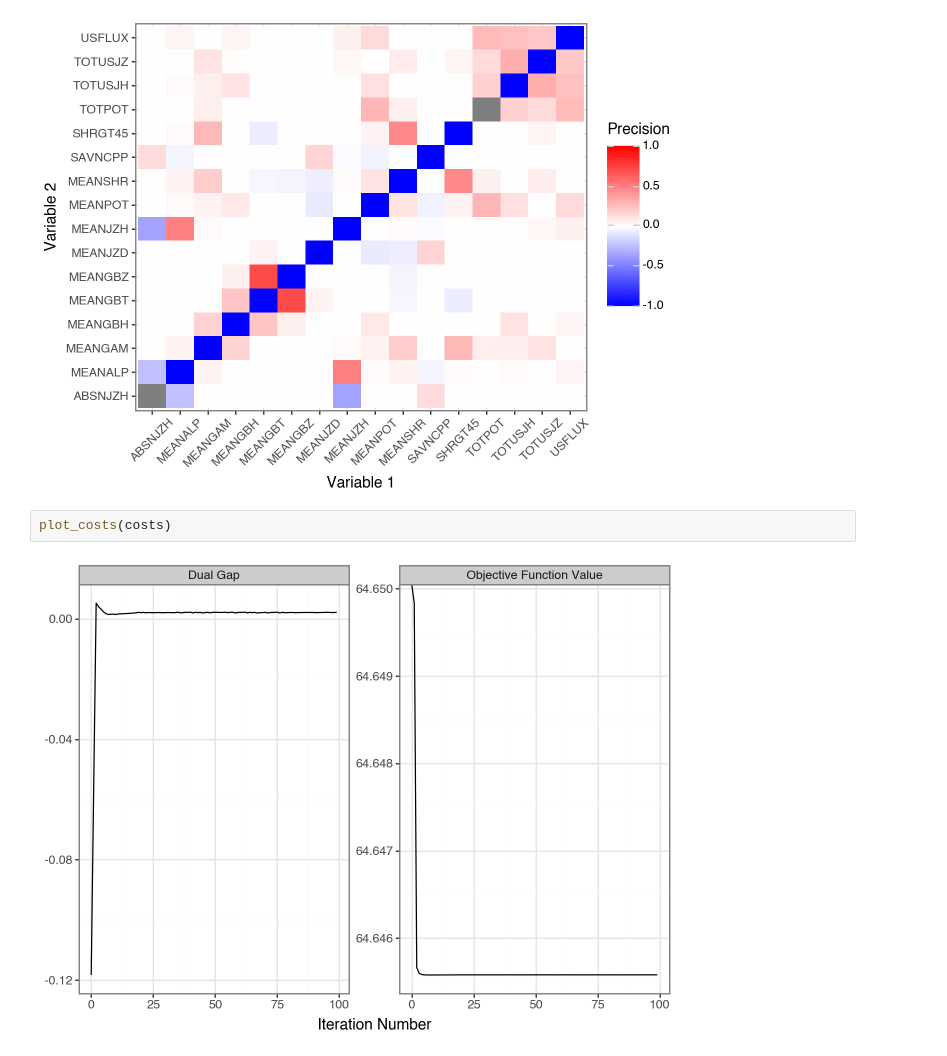
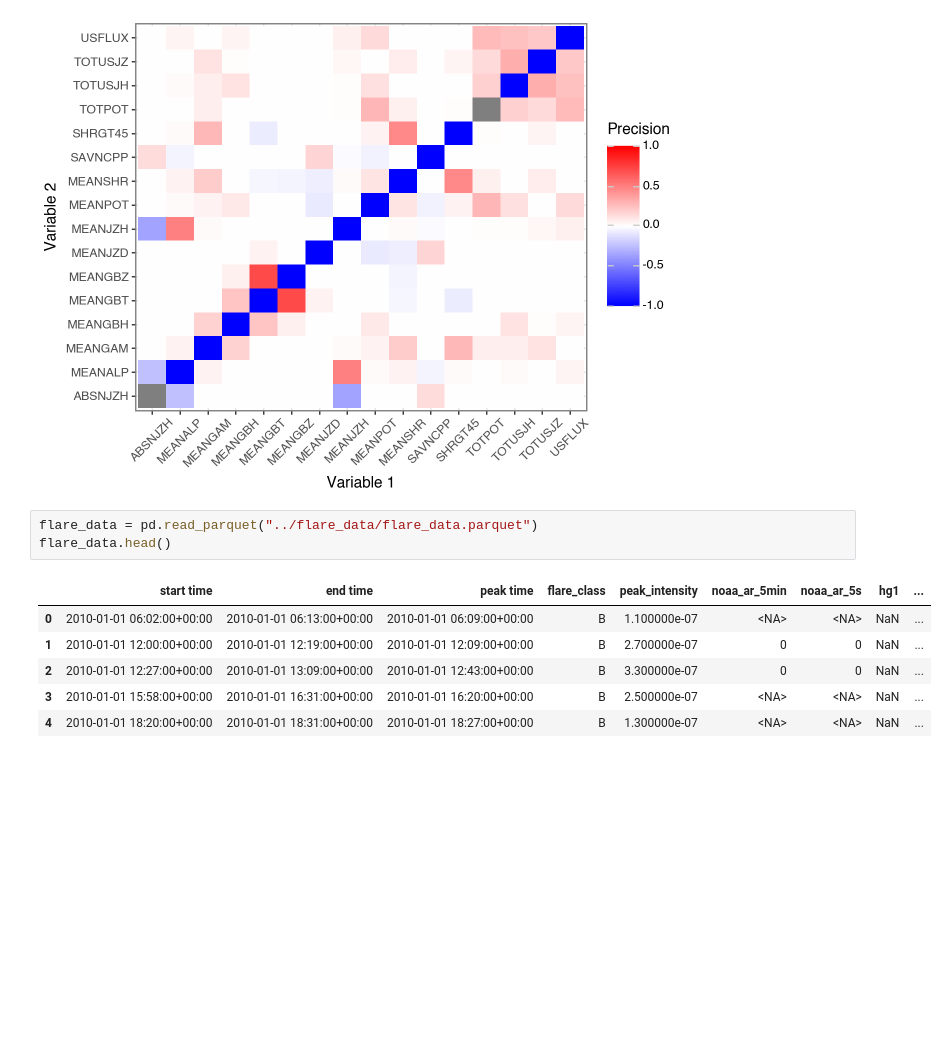
Before and after one commit to victorverma/xray_flux_forecasting, a Jupyter notebook: graphical_lasso/graphical_lasso.ipynb, the cells around one changed output. Saved outputs shown, nothing was run; the diff lists cells and outputs as text; blank space fills up the shorter version.

```diff
--- a/graphical_lasso/graphical_lasso.ipynb
+++ b/graphical_lasso/graphical_lasso.ipynb
@@ -338,7 +293,13 @@ precision_mat, costs, _, _ = run_graphical_lasso(harp_data, cols, return_partial
 plot_precision_mat(precision_mat, fix_precision_lims=True)
 # %% [output]
 [figure]
-# %%
-plot_costs(costs)
-# %% [output]
-[figure, removed]
+# %%
+flare_data = pd.read_parquet("../flare_data/flare_data.parquet")
+flare_data.head()
+# %% [output]
+|  | start time | end time | peak time | flare_class | peak_intensity | noaa_ar_5min | noaa_ar_5s | hg1 | ... |
+| 0 | 2010-01-01 06:02:00+00:00 | 2010-01-01 06:13:00+00:00 | 2010-01-01 06:09:00+00:00 | B | 1.100000e-07 | <NA> | <NA> | NaN | ... |
+| 1 | 2010-01-01 12:00:00+00:00 | 2010-01-01 12:19:00+00:00 | 2010-01-01 12:09:00+00:00 | B | 2.700000e-07 | 0 | 0 | NaN | ... |
+| 2 | 2010-01-01 12:27:00+00:00 | 2010-01-01 13:09:00+00:00 | 2010-01-01 12:43:00+00:00 | B | 3.300000e-07 | 0 | 0 | NaN | ... |
+| 3 | 2010-01-01 15:58:00+00:00 | 2010-01-01 16:31:00+00:00 | 2010-01-01 16:20:00+00:00 | B | 2.500000e-07 | <NA> | <NA> | NaN | ... |
+| 4 | 2010-01-01 18:20:00+00:00 | 2010-01-01 18:31:00+00:00 | 2010-01-01 18:27:00+00:00 | B | 1.300000e-07 | <NA> | <NA> | NaN | ... |
```
Also changed, not shown: parts of 25 cells of this notebook.
